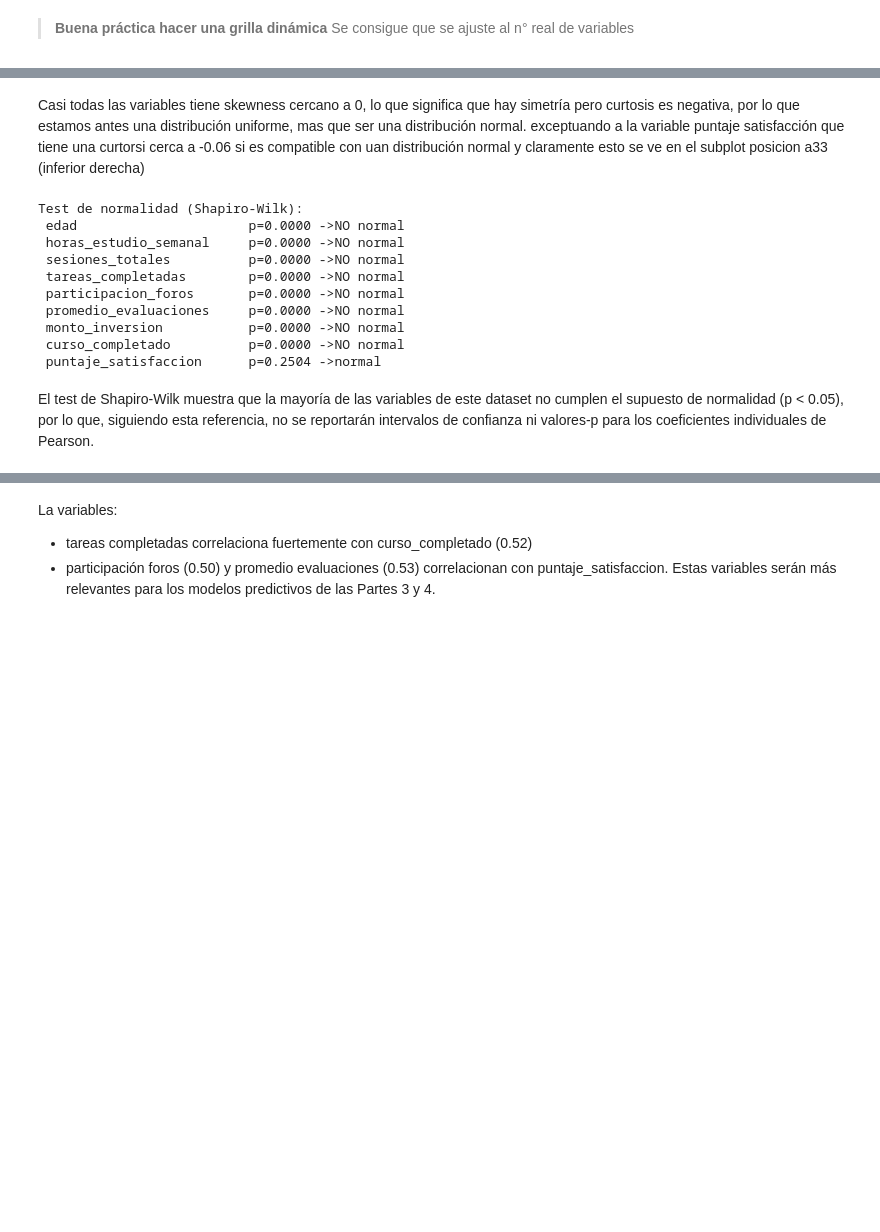
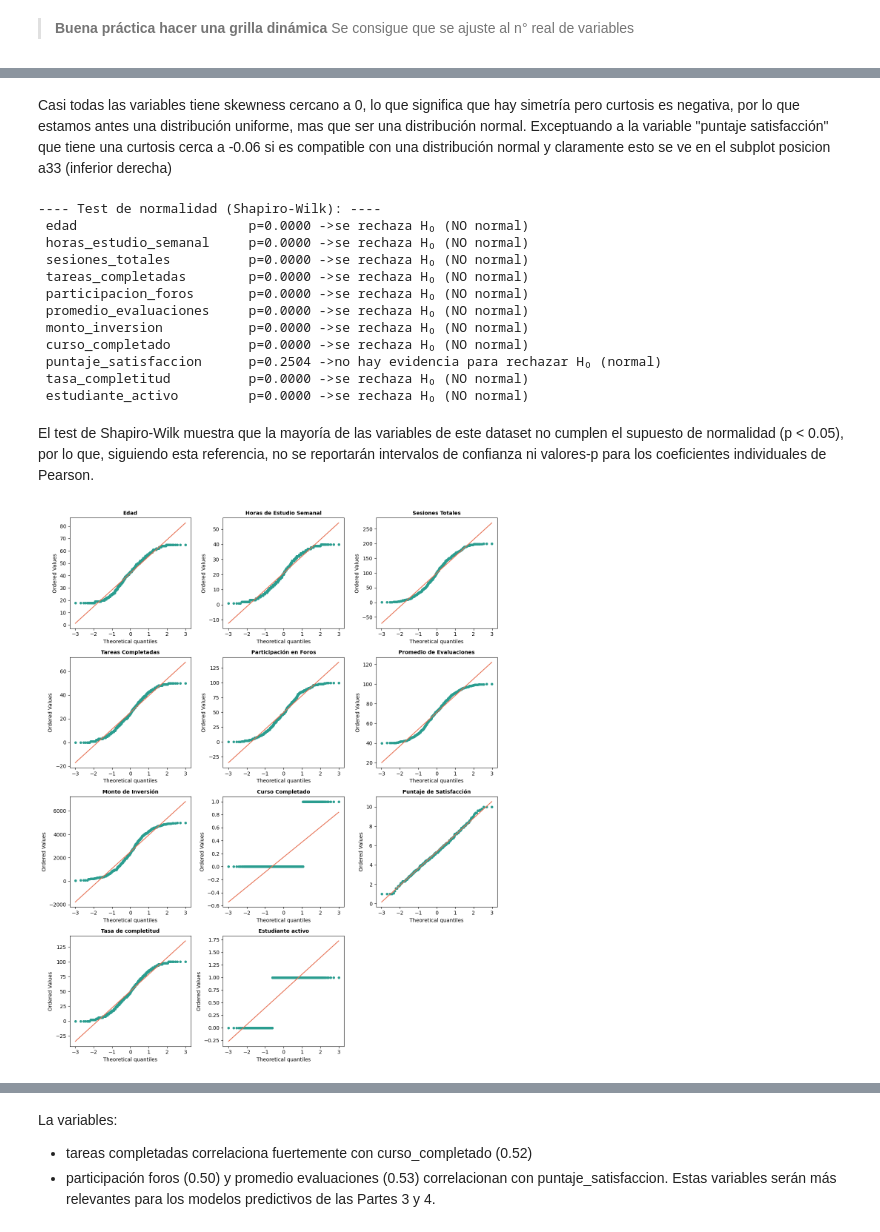
Before and after one commit to JocelynMatus/Data-science-Machine-Learning, a Jupyter notebook: P1-final-.ipynb, the cells around one changed output, grey strips where cells are left out. Saved outputs shown, nothing was run; the diff lists cells and outputs as text; code cells hidden in the pictures; blank space fills up the shorter version.

```diff
--- a/P1-final-.ipynb
+++ b/P1-final-.ipynb
@@ -203,22 +367,56 @@ plt.show()
 # %% [markdown]
-Casi todas las variables tiene skewness cercano a 0, lo que significa que hay simetría pero curtosis es negativa, por lo que estamos antes una distribución uniforme, mas que ser una distribución normal. exceptuando a la variable puntaje satisfacción que tiene una curtorsi cerca a -0.06 si es compatible con uan distribución normal y claramente esto se ve en el subplot posicion a33 (inferior derecha)
+Casi todas las variables tiene skewness cercano a 0, lo que significa que hay simetría pero curtosis es negativa, por lo que estamos antes una distribución uniforme, mas que ser una distribución normal. Exceptuando a la variable "puntaje satisfacción" que tiene una curtosis cerca a -0.06 si es compatible con una distribución normal y claramente esto se ve en el subplot posicion a33 (inferior derecha)
 # %%
-# Test de normalidad Shapiro-Wilk (H0: la variable se distribuye normal)
-print("Test de normalidad (Shapiro-Wilk):")
+# Test de normalidad Shapiro-Wilk
+# H₀: la variable se distribuye normal
+# H₁: la variable NO provienen de una distribución normal
+
+print("---- Test de normalidad (Shapiro-Wilk): ----")
 for col in col_dist:
     stat,p = stats.shapiro(df[col])
-    veredicto = "NO normal" if p<0.05 else"normal"
+    veredicto = "se rechaza H₀ (NO normal)" if p<0.05 else"no hay evidencia para rechazar H₀ (normal)"
     print(f" {col:<25} p={p:.4f} ->{veredicto}")
+
+#scipy.stats.shapiro() usa una versión extendida del shapiro wilk
+#puede manejar muestra de hasta 5000, shapiro común esta recomendado para 50
+# igual se puede usar test de jarque bera, pero el shapiro de stats esta bien empleado para este caso
+# fuente: https://docs.scipy.org/doc/scipy/reference/generated/scipy.stats.shapiro.html
 # %% [output]
-Test de normalidad (Shapiro-Wilk):
- edad                      p=0.0000 ->NO normal
- horas_estudio_semanal     p=0.0000 ->NO normal
- sesiones_totales          p=0.0000 ->NO normal
- tareas_completadas        p=0.0000 ->NO normal
- participacion_foros       p=0.0000 ->NO normal
- promedio_evaluaciones     p=0.0000 ->NO normal
- monto_inversion           p=0.0000 ->NO normal
- curso_completado          p=0.0000 ->NO normal
- puntaje_satisfaccion      p=0.2504 ->normal
+---- Test de normalidad (Shapiro-Wilk): ----
+ edad                      p=0.0000 ->se rechaza H₀ (NO normal)
+ horas_estudio_semanal     p=0.0000 ->se rechaza H₀ (NO normal)
+ sesiones_totales          p=0.0000 ->se rechaza H₀ (NO normal)
+ tareas_completadas        p=0.0000 ->se rechaza H₀ (NO normal)
+ participacion_foros       p=0.0000 ->se rechaza H₀ (NO normal)
+ promedio_evaluaciones     p=0.0000 ->se rechaza H₀ (NO normal)
+ monto_inversion           p=0.0000 ->se rechaza H₀ (NO normal)
+ curso_completado          p=0.0000 ->se rechaza H₀ (NO normal)
+ puntaje_satisfaccion      p=0.2504 ->no hay evidencia para rechazar H₀ (normal)
+ tasa_completitud          p=0.0000 ->se rechaza H₀ (NO normal)
+ estudiante_activo         p=0.0000 ->se rechaza H₀ (NO normal)
 # %% [markdown]
 El test de Shapiro-Wilk muestra que la mayoría de las variables de este dataset no cumplen el supuesto de normalidad (p < 0.05), por lo que, siguiendo esta referencia, no se reportarán intervalos de confianza ni valores-p para los coeficientes individuales de Pearson.
+# %%
+# Q-Q plot:
+# compara los cuantiles de la variable contra los de una normal teórica
+
+ncols = 3
+nrows = -(-len(col_dist) // ncols)
+fig, axes = plt.subplots(nrows, ncols, figsize=(4.2 * ncols, 3.8 * nrows))
+axes = axes.flatten()
+
+for ax, col in zip(axes, col_dist):
+    stats.probplot(df[col], dist="norm", plot=ax)
+    ax.set_title(Etiquetas.get(col, col), fontsize=10, fontweight='bold')
+    ax.get_lines()[0].set_markerfacecolor('#2A9D8F')
+    ax.get_lines()[0].set_markeredgecolor('#2A9D8F')
+    ax.get_lines()[0].set_markersize(4)
+    ax.get_lines()[1].set_color('#E76F51')
+
+for ax in axes[len(col_dist):]:
+    ax.axis('off')
+
+plt.tight_layout()
+plt.show()
+# %% [output]
+[figure, added]
```
Also changed, not shown: parts of 54 cells of this notebook.
